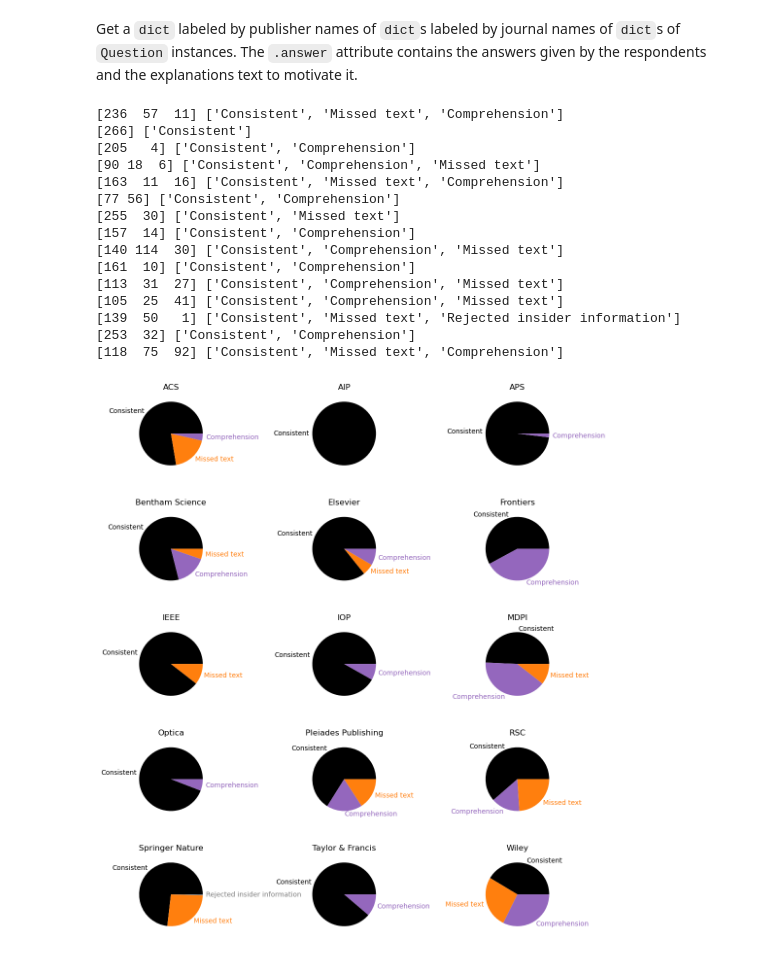
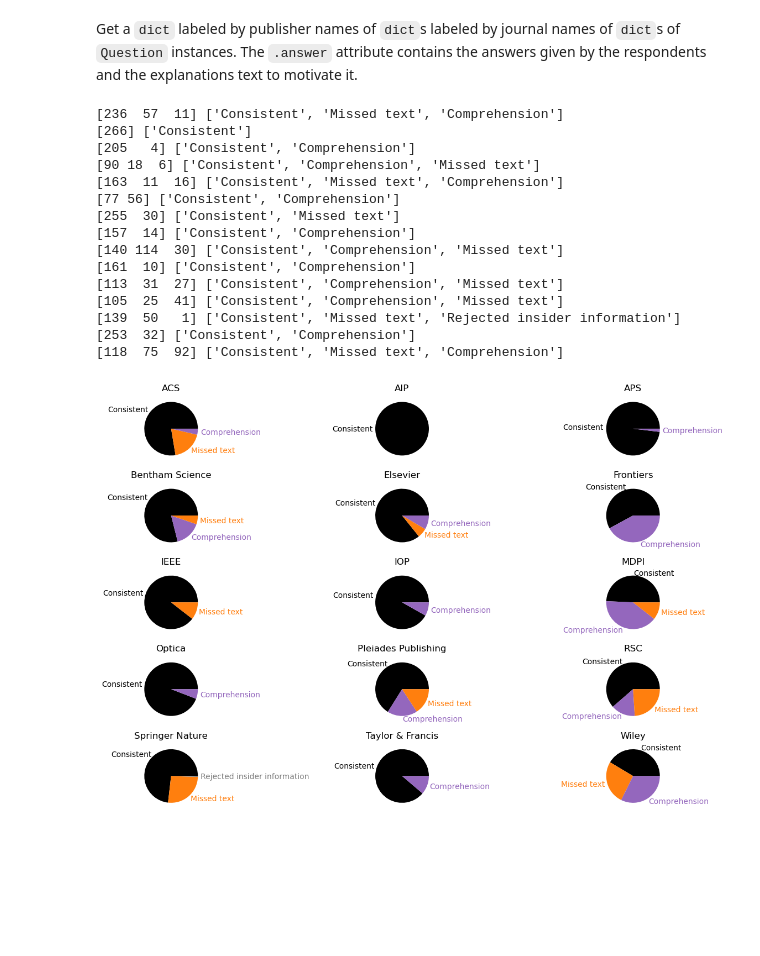
Before and after one commit to daemoncost/Journal-Research-Data-Policy, a Jupyter notebook: notebooks/exploration/analyse_inconsistencies.ipynb, the cells around one changed output. Saved outputs shown, nothing was run; the diff lists cells and outputs as text; code cells hidden in the pictures; blank space fills up the shorter version.

Commit message:
formatting of notebooks and plots

```diff
--- a/notebooks/exploration/analyse_inconsistencies.ipynb
+++ b/notebooks/exploration/analyse_inconsistencies.ipynb
@@ -88,7 +85,7 @@ color_dict = {"Consistent" : "k",
 
 }
 
-fig = plt.figure(figsize=(10, 12))
+fig = plt.figure(figsize=(12, 8))
 
 for ind, (publisher, data_0) in enumerate(inconsitencies_dict.items()):
     data = deepcopy(data_0)
@@ -107,31 +104,31 @@ for ind, (publisher, data_0) in enumerate(inconsitencies_dict.items()):
 
     colors = []
     for l in labels:
         colors.append(color_dict[l])
 
     plt.subplot(h, w, ind+1)
     plt.title(publisher)
     _, texts = plt.pie(y, labels=labels, colors=colors)
 
     for text, color in zip(texts, colors):
         text.set_color(color)
 
 plt.tight_layout()
 fig.savefig("../../data/processed/inconsistencies.pdf")
 # %% [output]
 [236  57  11] ['Consistent', 'Missed text', 'Comprehension']
 [266] ['Consistent']
 [205   4] ['Consistent', 'Comprehension']
 [90 18  6] ['Consistent', 'Comprehension', 'Missed text']
 [163  11  16] ['Consistent', 'Missed text', 'Comprehension']
 [77 56] ['Consistent', 'Comprehension']
 [255  30] ['Consistent', 'Missed text']
 [157  14] ['Consistent', 'Comprehension']
 [140 114  30] ['Consistent', 'Comprehension', 'Missed text']
 [161  10] ['Consistent', 'Comprehension']
 [113  31  27] ['Consistent', 'Comprehension', 'Missed text']
 [105  25  41] ['Consistent', 'Comprehension', 'Missed text']
 [139  50   1] ['Consistent', 'Missed text', 'Rejected insider information']
 [253  32] ['Consistent', 'Comprehension']
 [118  75  92] ['Consistent', 'Missed text', 'Comprehension']
-[figure, old version]
+[figure, new version]
```
Also changed, not shown: parts of 1 cell of this notebook, 4 other files.
